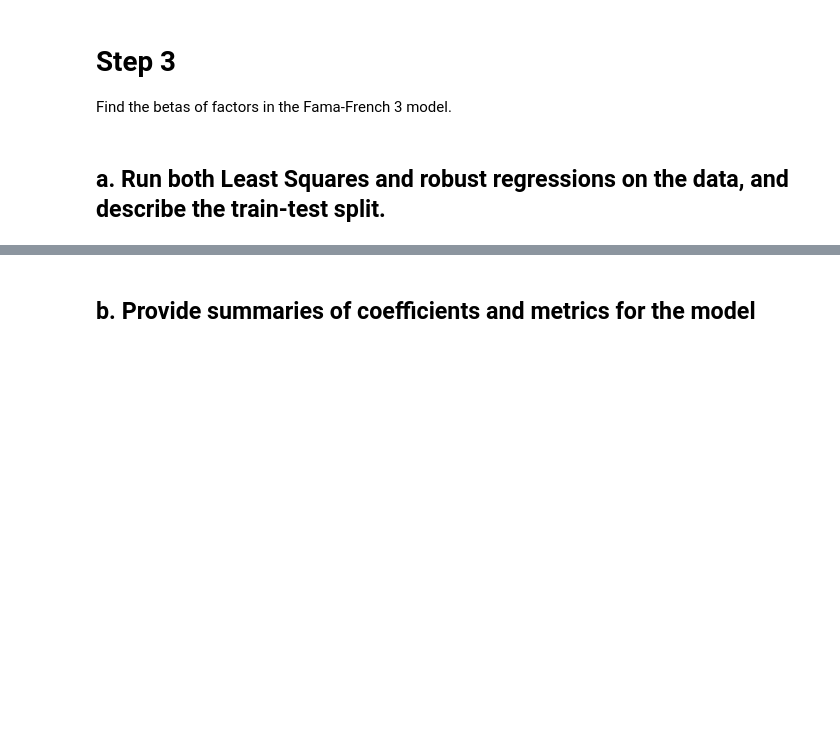
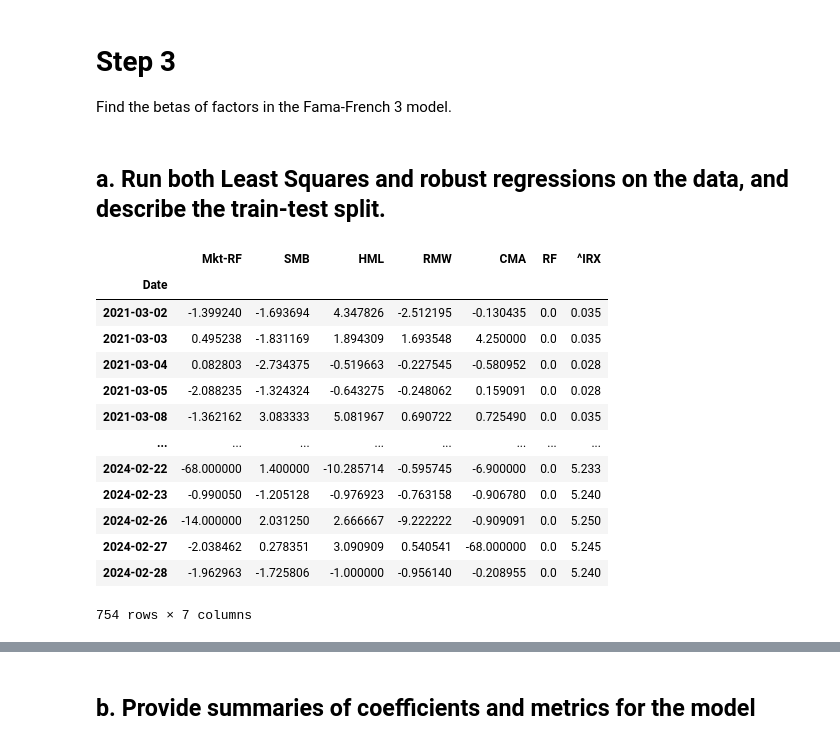
Before and after one commit to George-Creekbed/WQU-Portfolio_Management-GWP1, a Jupyter notebook: Portfolio Management, Group Work Project 1.ipynb, the cells around one changed output, grey strips where cells are left out. Cells and saved outputs as stored; diff of their text form; code cells hidden in the pictures; blank space fills up the shorter version.

```diff
--- a/Portfolio Management, Group Work Project 1.ipynb
+++ b/Portfolio Management, Group Work Project 1.ipynb
@@ -212,0 +220,19 @@ Find the betas of factors in the Fama-French 3 model.
+# %%
+factor_returns['^IRX'] = tbill_13w['^IRX']
+factor_returns = factor_returns.dropna()
+factor_returns
+# %% [output]
+|  | Mkt-RF | SMB | HML | RMW | CMA | RF | ^IRX |
+| Date |  |  |  |  |  |  |  |
+| 2021-03-02 | -1.399240 | -1.693694 | 4.347826 | -2.512195 | -0.130435 | 0.0 | 0.035 |
+| 2021-03-03 | 0.495238 | -1.831169 | 1.894309 | 1.693548 | 4.250000 | 0.0 | 0.035 |
+| 2021-03-04 | 0.082803 | -2.734375 | -0.519663 | -0.227545 | -0.580952 | 0.0 | 0.028 |
+| 2021-03-05 | -2.088235 | -1.324324 | -0.643275 | -0.248062 | 0.159091 | 0.0 | 0.028 |
+| 2021-03-08 | -1.362162 | 3.083333 | 5.081967 | 0.690722 | 0.725490 | 0.0 | 0.035 |
+| ... | ... | ... | ... | ... | ... | ... | ... |
+| 2024-02-22 | -68.000000 | 1.400000 | -10.285714 | -0.595745 | -6.900000 | 0.0 | 5.233 |
+| 2024-02-23 | -0.990050 | -1.205128 | -0.976923 | -0.763158 | -0.906780 | 0.0 | 5.240 |
+| 2024-02-26 | -14.000000 | 2.031250 | 2.666667 | -9.222222 | -0.909091 | 0.0 | 5.250 |
+| 2024-02-27 | -2.038462 | 0.278351 | 3.090909 | 0.540541 | -68.000000 | 0.0 | 5.245 |
+| 2024-02-28 | -1.962963 | -1.725806 | -1.000000 | -0.956140 | -0.208955 | 0.0 | 5.240 |
+754 rows × 7 columns
```
Also changed, not shown: parts of 29 cells of this notebook.
